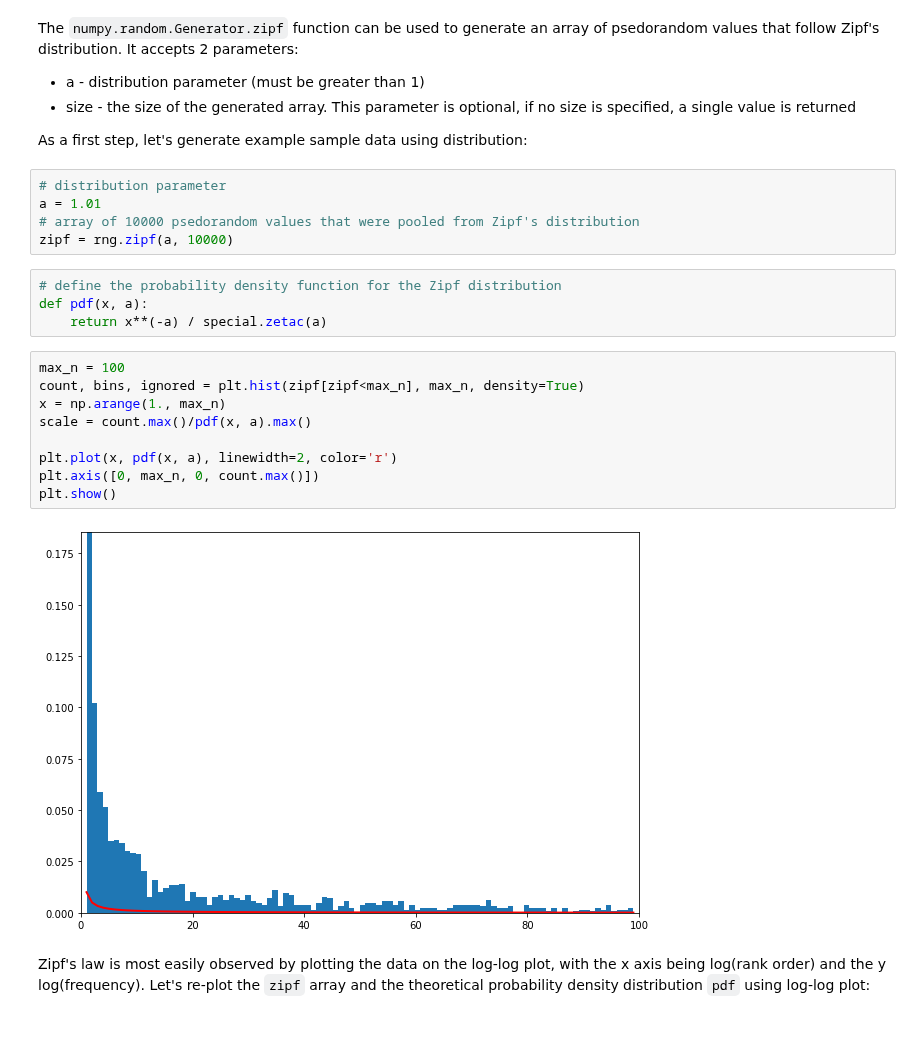
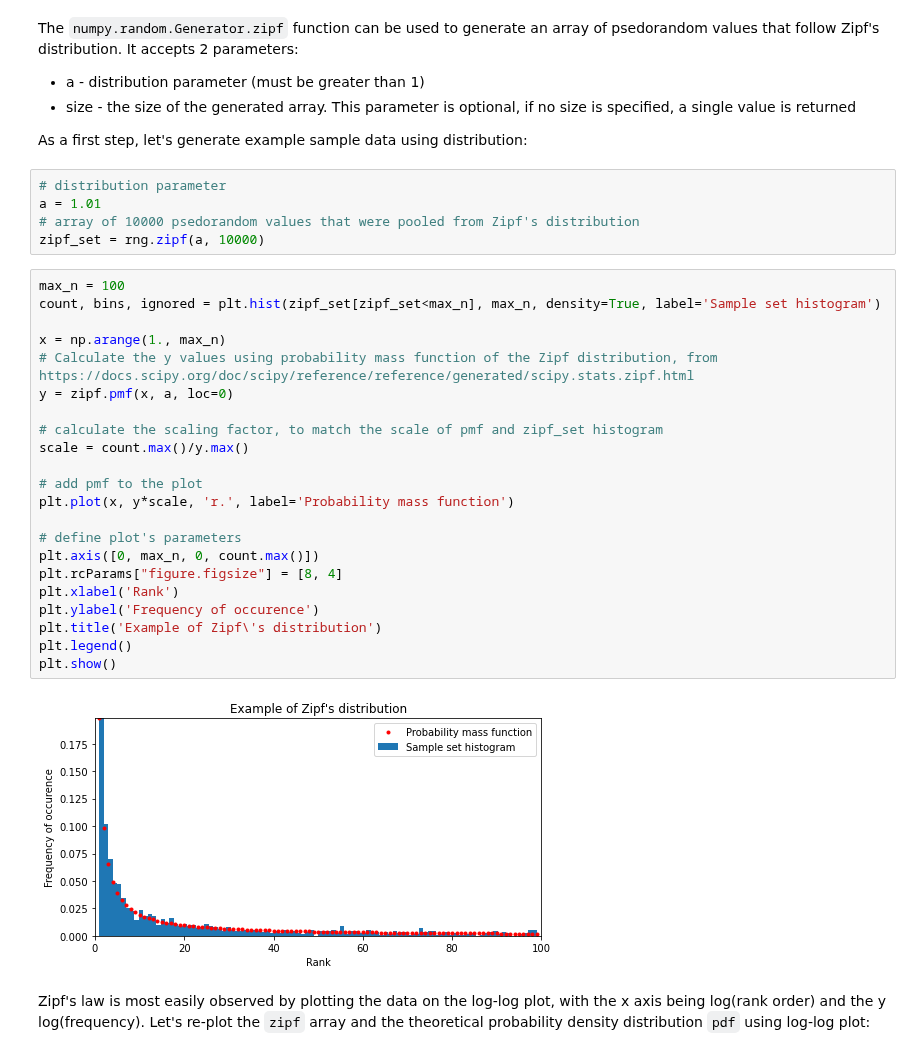
Before and after one commit to przemekbil/PfDA_2021, a Jupyter notebook: Assignments/Assignment.ipynb, the cells around one changed output. Drawn from its saved outputs; the diff is of its cells as text; blank space fills up the shorter version.

Commit message:
scipy.stats used to calculate pmf, description added to plots

```diff
--- a/Assignments/Assignment.ipynb
+++ b/Assignments/Assignment.ipynb
@@ -89,22 +89,31 @@ As a first step, let's generate example sample data using distribution:
 # distribution parameter
 a = 1.01
 # array of 10000 psedorandom values that were pooled from Zipf's distribution
-zipf = rng.zipf(a, 10000)
+zipf_set = rng.zipf(a, 10000)
-# %%
-# define the probability density function for the Zipf distribution
-def pdf(x, a):
-    return x**(-a) / special.zetac(a)
 # %%
 max_n = 100
-count, bins, ignored = plt.hist(zipf[zipf<max_n], max_n, density=True)
+count, bins, ignored = plt.hist(zipf_set[zipf_set<max_n], max_n, density=True, label='Sample set histogram')
+
 x = np.arange(1., max_n)
-scale = count.max()/pdf(x, a).max()
+# Calculate the y values using probability mass function of the Zipf distribution, from https://docs.scipy.org/doc/scipy/reference/reference/generated/scipy.stats.zipf.html
+y = zipf.pmf(x, a, loc=0)
 
-plt.plot(x, pdf(x, a), linewidth=2, color='r')
+# calculate the scaling factor, to match the scale of pmf and zipf_set histogram
+scale = count.max()/y.max()
+
+# add pmf to the plot
+plt.plot(x, y*scale, 'r.', label='Probability mass function')
+
+# define plot's parameters
 plt.axis([0, max_n, 0, count.max()])
+plt.rcParams["figure.figsize"] = [8, 4]
+plt.xlabel('Rank')
+plt.ylabel('Frequency of occurence')
+plt.title('Example of Zipf\'s distribution')
+plt.legend()
 plt.show()
 # %% [output]
-[figure, old version]
+[figure, new version]
 # %% [markdown]
 Zipf's law is most easily observed by plotting the data on the log-log plot, with the x axis being log(rank order) and the y log(frequency). Let's re-plot the ``zipf`` array and the theoretical probability density distribution ``pdf`` using log-log plot:
 # %%
```
Also changed, not shown: parts of 8 cells of this notebook.
